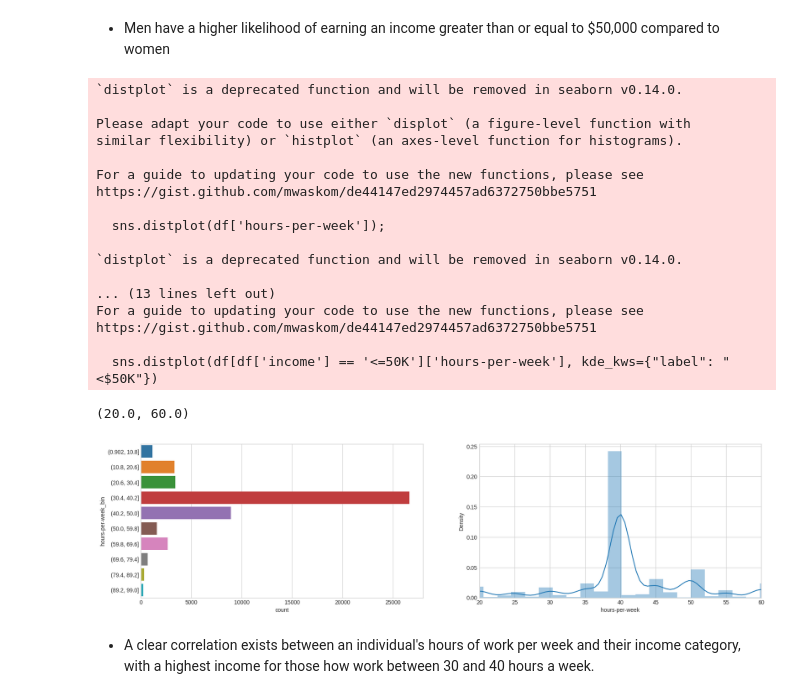
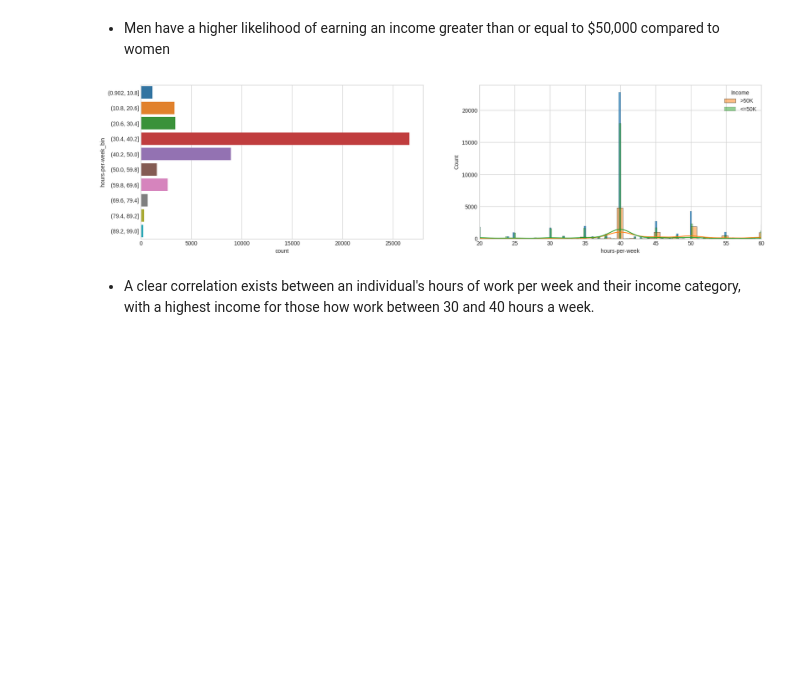
Before and after one commit to AhmedAnasHaouari/project_2, a Jupyter notebook: Project_2.ipynb, the cells around one changed output. Cells and saved outputs as stored; diff of their text form; code cells hidden in the pictures; blank space fills up the shorter version.

```diff
--- a/Project_2.ipynb
+++ b/Project_2.ipynb
@@ -123,35 +254,22 @@ sns.countplot(data=df1, x='gender', hue='income')
 df1['hours-per-week_bin'] = pd.cut(df1['hours-per-week'], bins=10)
 # %%
 plt.style.use('seaborn-whitegrid')
-fig = plt.figure(figsize=(20,5))
-plt.subplot(1, 2, 1)
-sns.countplot(y="hours-per-week_bin", data=df1);
-plt.subplot(1, 2, 2)
-sns.distplot(df['hours-per-week']);
-sns.distplot(df[df['income'] == '>50K']['hours-per-week'], kde_kws={"label": ">$50K"})
-sns.distplot(df[df['income'] == '<=50K']['hours-per-week'], kde_kws={"label": "<$50K"})
-plt.ylim(0, None)
-plt.xlim(20, 60)
+fig, axes = plt.subplots(1, 2, figsize=(20, 5))
+
+sns.countplot(y="hours-per-week_bin", data=df1, ax=axes[0])
+
+sns.histplot(df1['hours-per-week'], ax=axes[1])
+sns.histplot(df1[df1['income'] == '>50K']['hours-per-week'], label='>50K', kde=True, ax=axes[1])
+sns.histplot(df1[df1['income'] == '<=50K']['hours-per-week'], label='<=50K', kde=True, ax=axes[1])
+
+axes[1].set_ylim(0, None)
+axes[1].set_xlim(20, 60)
+
+axes[1].legend(title='Income')
+
+plt.show()
 # %% [output]
-`distplot` is a deprecated function and will be removed in seaborn v0.14.0.
-
-Please adapt your code to use either `displot` (a figure-level function with
-similar flexibility) or `histplot` (an axes-level function for histograms).
-
-For a guide to updating your code to use the new functions, please see
-https://gist.github.com/mwaskom/de44147ed2974457ad6372750bbe5751
-
-  sns.distplot(df['hours-per-week']);
-
-`distplot` is a deprecated function and will be removed in seaborn v0.14.0.
-
-... (13 lines left out)
-For a guide to updating your code to use the new functions, please see
-https://gist.github.com/mwaskom/de44147ed2974457ad6372750bbe5751
-
-  sns.distplot(df[df['income'] == '<=50K']['hours-per-week'], kde_kws={"label": "<$50K"})
-(20.0, 60.0)
-[figure, old version]
+[figure, new version]
 # %% [markdown]
 - A clear correlation exists between an individual's hours of work per week and their income category, with a highest income for those how work  between 30 and 40 hours a week.
 # %%
```
Also changed, not shown: parts of 13 cells of this notebook.
